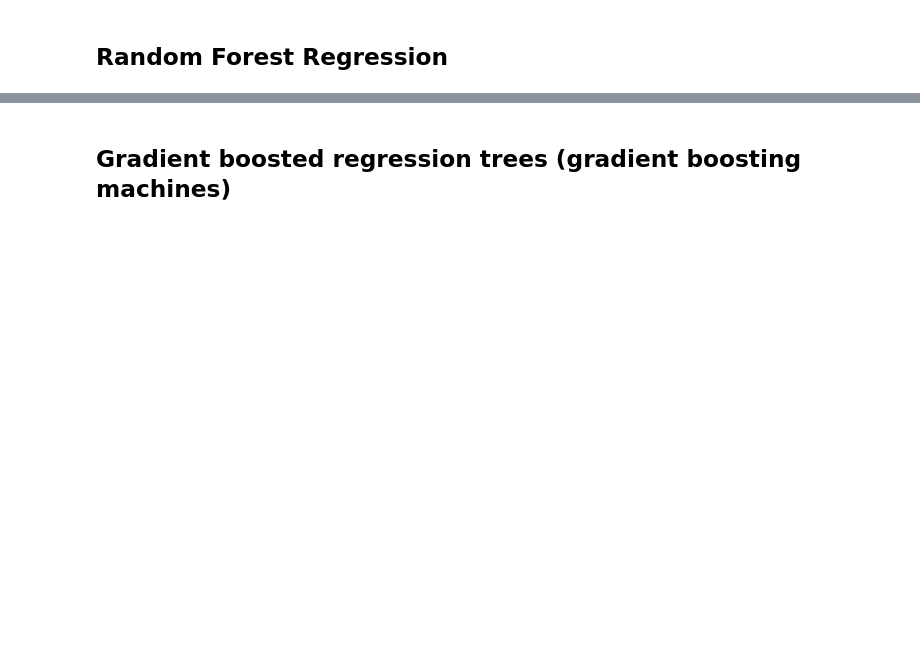
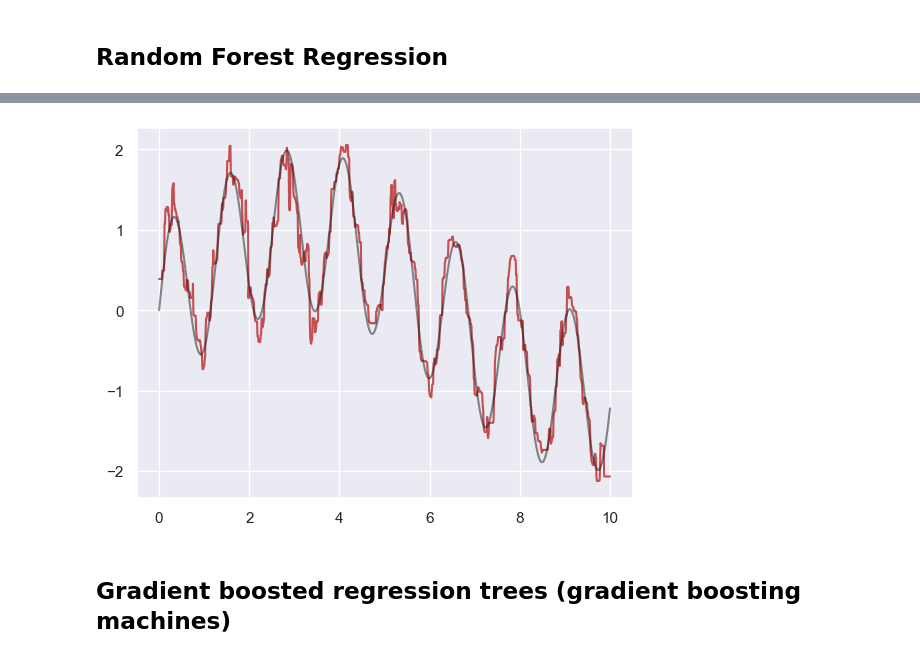
Before and after one commit to icta-tecaji/python-machine-learning-public, a Jupyter notebook: 06_Ensemble_Learning/02_Ensembles_of_Decision_Trees_CLEAN.ipynb, the cells around one changed output, grey strips where cells are left out. Saved outputs shown, nothing was run; the diff lists cells and outputs as text; code cells hidden in the pictures; blank space fills up the shorter version.

```diff
--- a/06_Ensemble_Learning/02_Ensembles_of_Decision_Trees_CLEAN.ipynb
+++ b/06_Ensemble_Learning/02_Ensembles_of_Decision_Trees_CLEAN.ipynb
@@ -152,17 +175,19 @@ plt.show()
 # %%
 from sklearn.ensemble import RandomForestRegressor
 
 forest = RandomForestRegressor(200)
 forest.fit(x[:, None], y)
 
 xfit = np.linspace(0, 10, 1000)
 yfit = forest.predict(xfit[:, None])
 ytrue = model(xfit, sigma=0)
 
-plt.errorbar(x, y, 0.3, fmt='o', alpha=0.5)
+#plt.errorbar(x, y, 0.3, fmt='o', alpha=0.5)
 plt.plot(xfit, yfit, '-r');
 plt.plot(xfit, ytrue, '-k', alpha=0.5);
 plt.show()
+# %% [output]
+[figure, added]
 # %% [markdown]
 ## Gradient boosted regression trees (gradient boosting machines)
 # %%
```
Also changed, not shown: parts of 15 cells of this notebook, 1 other file.
